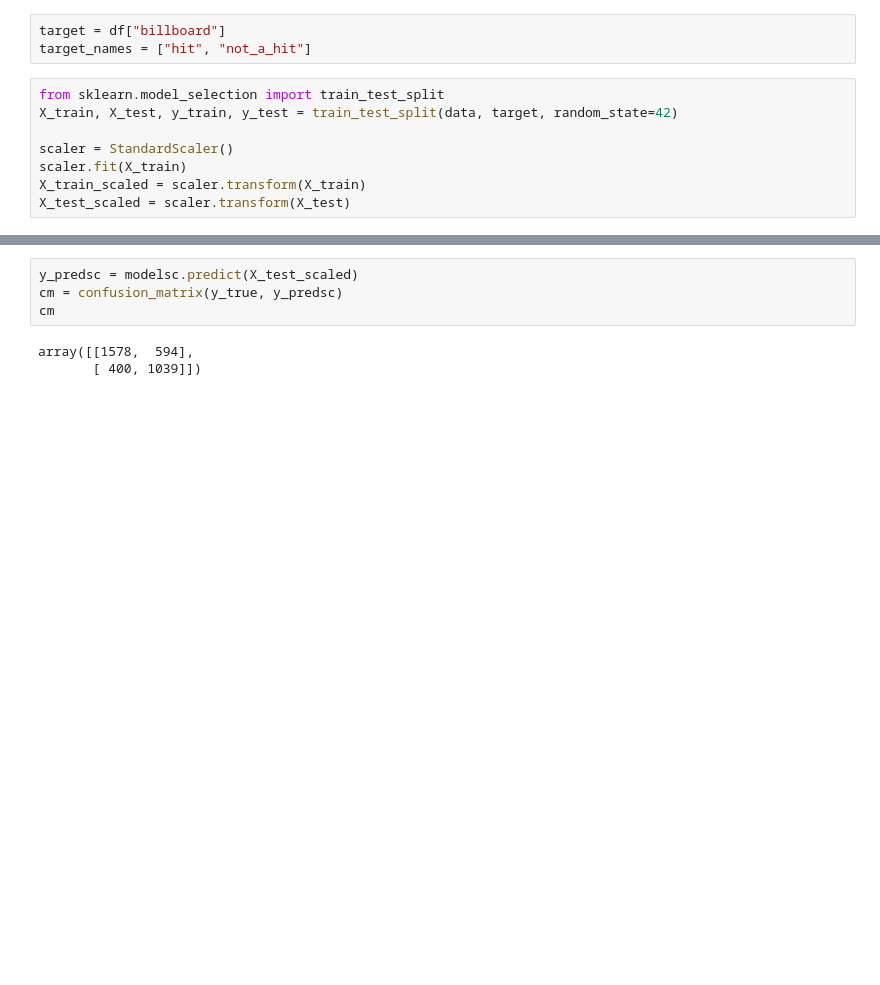
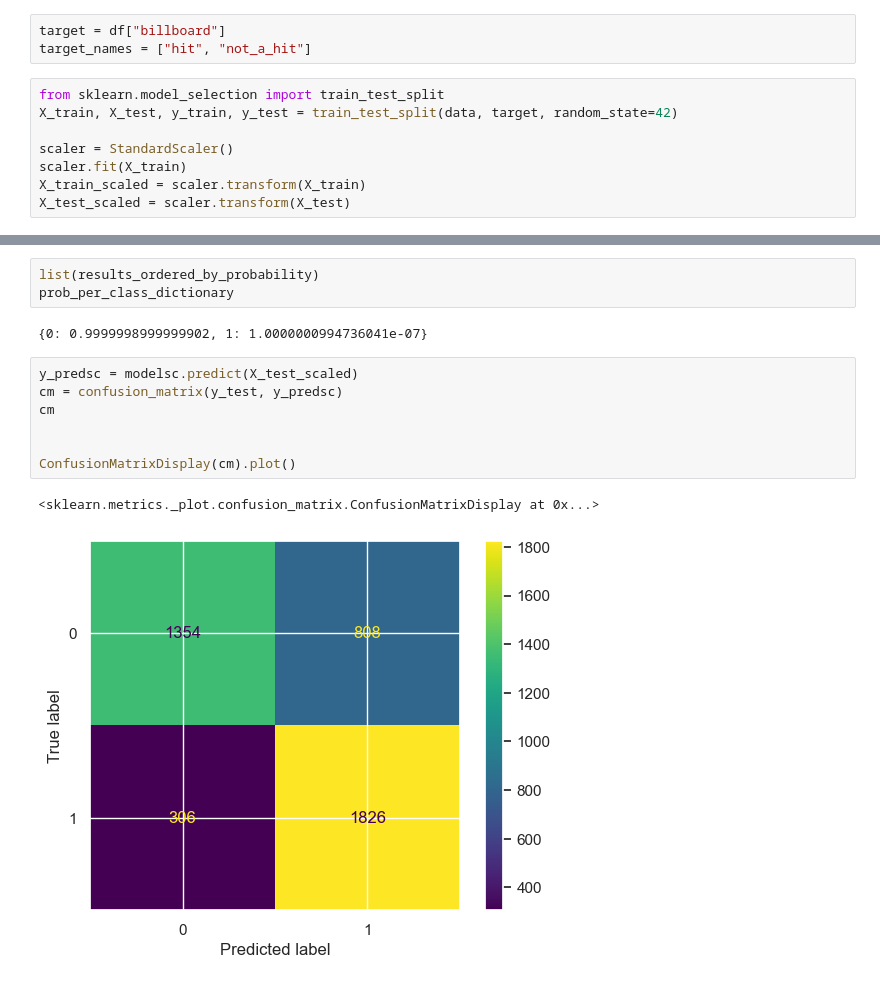
Before and after one commit to basse058/Billboard-Top-100-project, a Jupyter notebook: prediction_model.ipynb, the cells around one changed output, grey strips where cells are left out. Cells and saved outputs as stored; diff of their text form; blank space fills up the shorter version.

```diff
--- a/prediction_model.ipynb
+++ b/prediction_model.ipynb
@@ -93,7 +228,15 @@ array([[2172,    0],
+# %%
+list(results_ordered_by_probability)
+prob_per_class_dictionary
+# %% [output]
+{0: 0.9999998999999902, 1: 1.0000000994736041e-07}
 # %%
 y_predsc = modelsc.predict(X_test_scaled)
-cm = confusion_matrix(y_true, y_predsc)
+cm = confusion_matrix(y_test, y_predsc)
 cm
+
+
+ConfusionMatrixDisplay(cm).plot()
 # %% [output]
-array([[1578,  594],
-       [ 400, 1039]])
+<sklearn.metrics._plot.confusion_matrix.ConfusionMatrixDisplay at 0x...>
+[figure, added]
```
Also changed, not shown: parts of 47 cells of this notebook, 13 other files.
